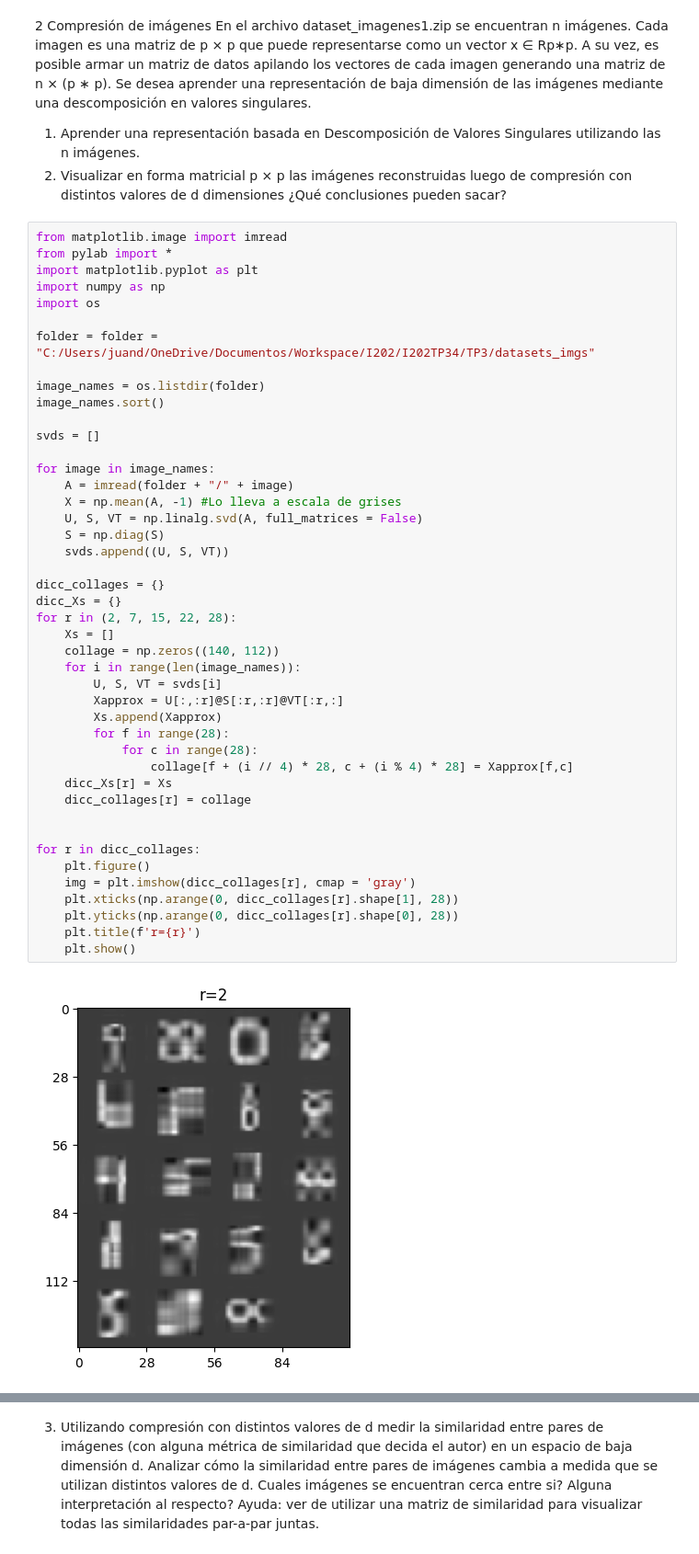
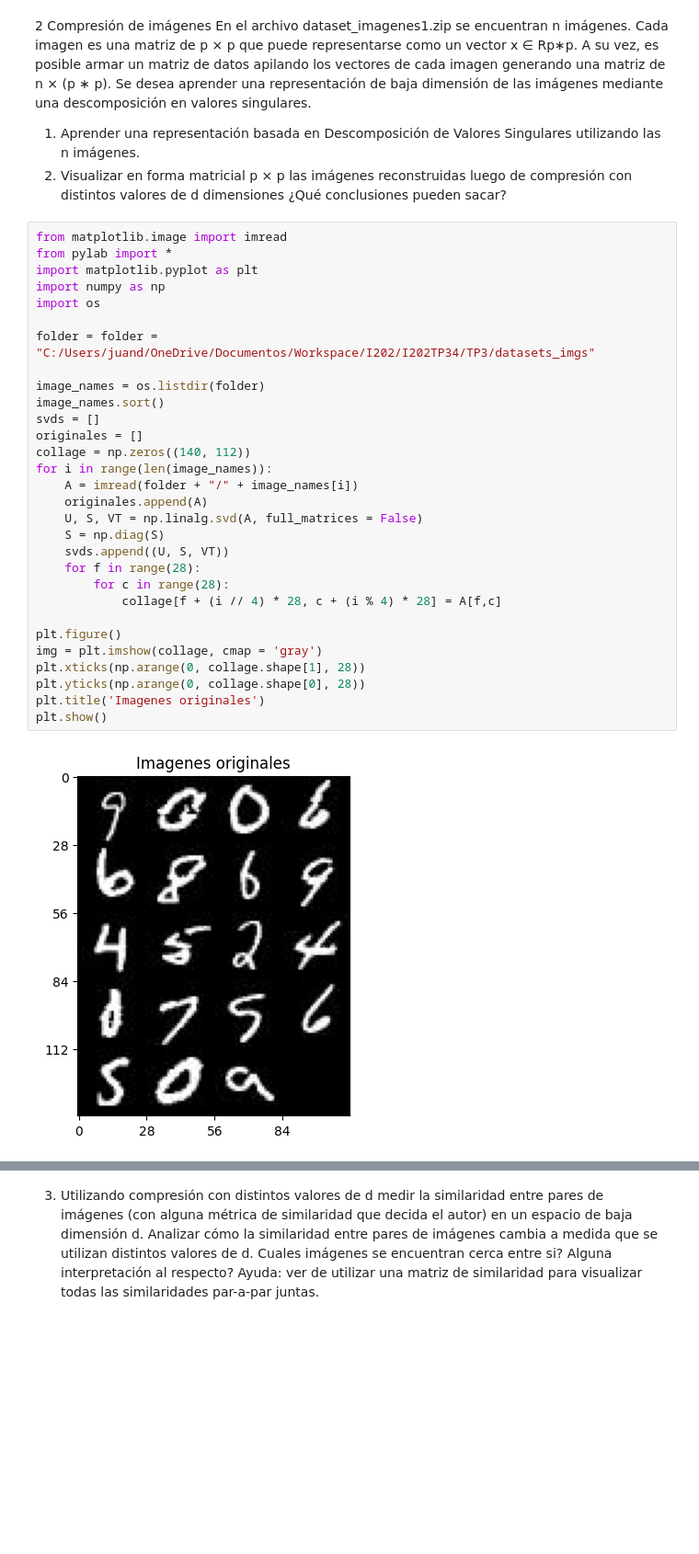
Before and after one commit to BrunoDC-dev/Metodos-numericos-2, a Jupyter notebook: TP3/p2.ipynb, the cells around one changed output, grey strips where cells are left out. Shown at 92% size. Cells and saved outputs as stored; diff of their text form; blank space fills up the shorter version.

```diff
--- a/TP3/p2.ipynb
+++ b/TP3/p2.ipynb
@@ -10,46 +10,32 @@ valores de d dimensiones ¿Qué conclusiones pueden sacar?
 # %%
 from matplotlib.image import imread
 from pylab import *
 import matplotlib.pyplot as plt
 import numpy as np
 import os
 
 folder = folder = "C:/Users/juand/OneDrive/Documentos/Workspace/I202/I202TP34/TP3/datasets_imgs"
 
 image_names = os.listdir(folder)
 image_names.sort()
-
 svds = []
-
-for image in image_names:
-    A = imread(folder + "/" + image)
-    X = np.mean(A, -1) #Lo lleva a escala de grises
+originales = []
+collage = np.zeros((140, 112))
+for i in range(len(image_names)):
+    A = imread(folder + "/" + image_names[i])
+    originales.append(A)
     U, S, VT = np.linalg.svd(A, full_matrices = False)
     S = np.diag(S)
     svds.append((U, S, VT))
+    for f in range(28):
+        for c in range(28):
+            collage[f + (i // 4) * 28, c + (i % 4) * 28] = A[f,c]
 
-dicc_collages = {}
-dicc_Xs = {}
-for r in (2, 7, 15, 22, 28):
-    Xs = []
-    collage = np.zeros((140, 112))
-    for i in range(len(image_names)):
-        U, S, VT = svds[i]
-        Xapprox = U[:,:r]@S[:r,:r]@VT[:r,:]
-        Xs.append(Xapprox)
-        for f in range(28):
-            for c in range(28):
-                collage[f + (i // 4) * 28, c + (i % 4) * 28] = Xapprox[f,c]
-    dicc_Xs[r] = Xs
-    dicc_collages[r] = collage
-
-
-for r in dicc_collages:
-    plt.figure()
-    img = plt.imshow(dicc_collages[r], cmap = 'gray')
-    plt.xticks(np.arange(0, dicc_collages[r].shape[1], 28))
-    plt.yticks(np.arange(0, dicc_collages[r].shape[0], 28))
-    plt.title(f'r={r}')
-    plt.show()
+plt.figure()
+img = plt.imshow(collage, cmap = 'gray')
+plt.xticks(np.arange(0, collage.shape[1], 28))
+plt.yticks(np.arange(0, collage.shape[0], 28))
+plt.title('Imagenes originales')
+plt.show()
 # %% [output]
-[figure, old version]
+[figure, new version]
```
Also changed, not shown: parts of 9 cells of this notebook.
